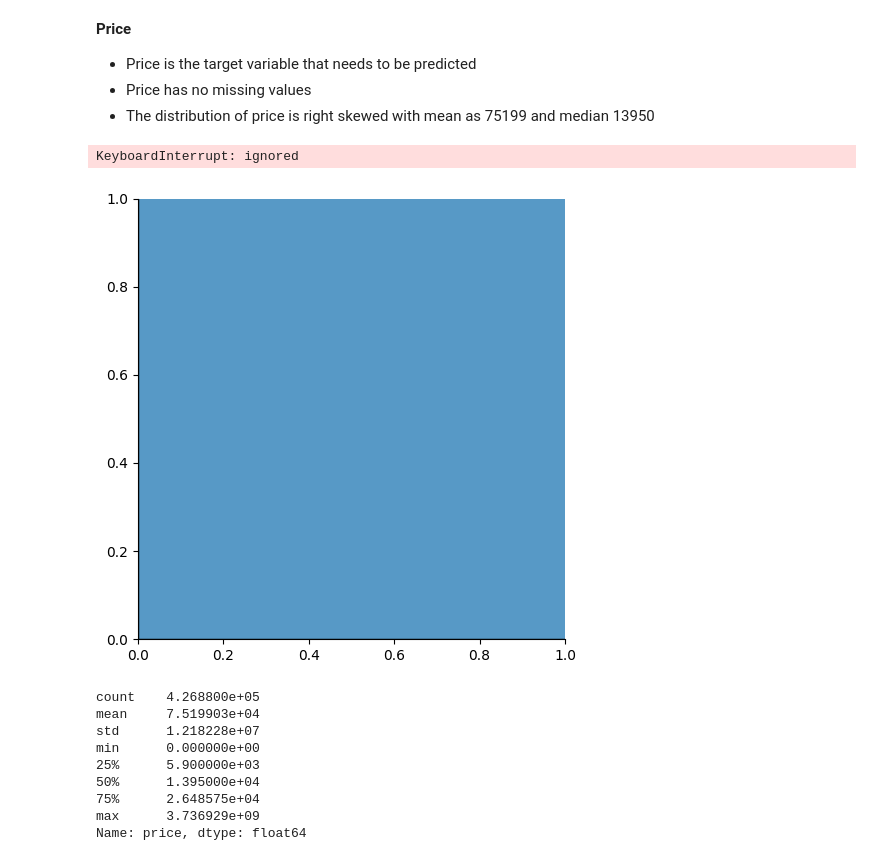
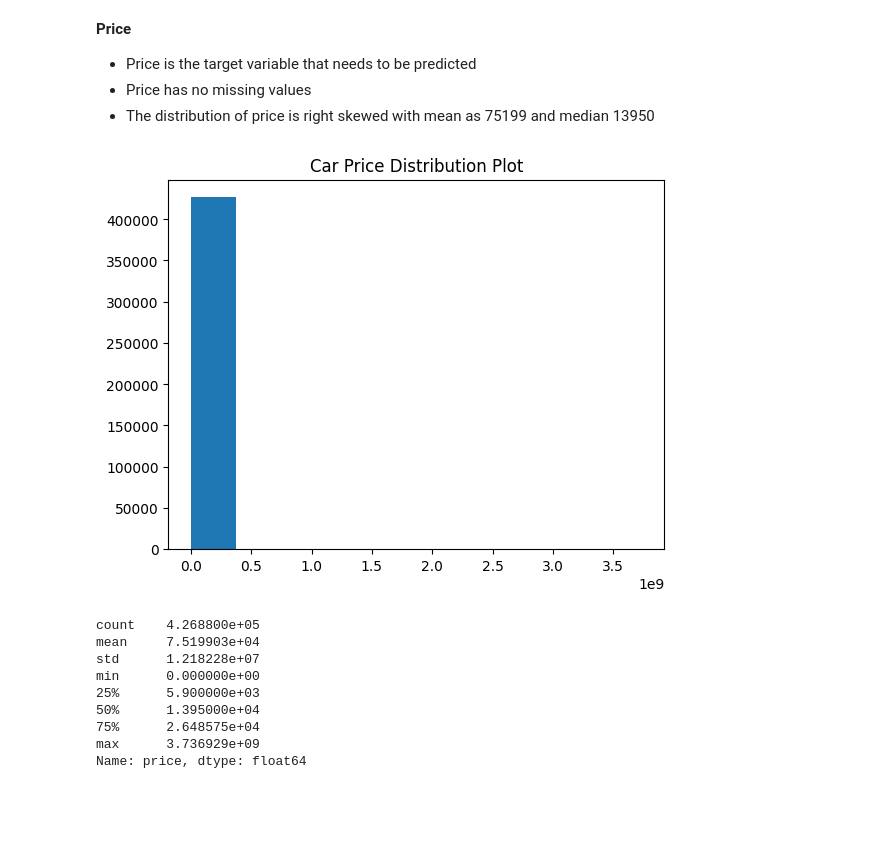
Before and after one commit to swethag04/ml-projects, a Jupyter notebook: used-car-price-analysis/used-car-price-analysis.ipynb, the cells around one changed output. Drawn from its saved outputs; the diff is of its cells as text; code cells hidden in the pictures; blank space fills up the shorter version.

```diff
--- a/used-car-price-analysis/used-car-price-analysis.ipynb
+++ b/used-car-price-analysis/used-car-price-analysis.ipynb
@@ -357,12 +357,11 @@ Name: odometer, dtype: float64
 *   Price has no missing values
 * The distribution of price is right skewed with mean as 75199 and median 13950
 # %%
-sns.displot(df.price)
+plt.hist(df.price)
 plt.title('Car Price Distribution Plot')
 plt.show()
 # %% [output]
-KeyboardInterrupt: ignored
-[figure, old version]
+[figure, new version]
 # %%
 df.price.describe()
 # %% [output]
```
Also changed, not shown: parts of 40 cells of this notebook.
